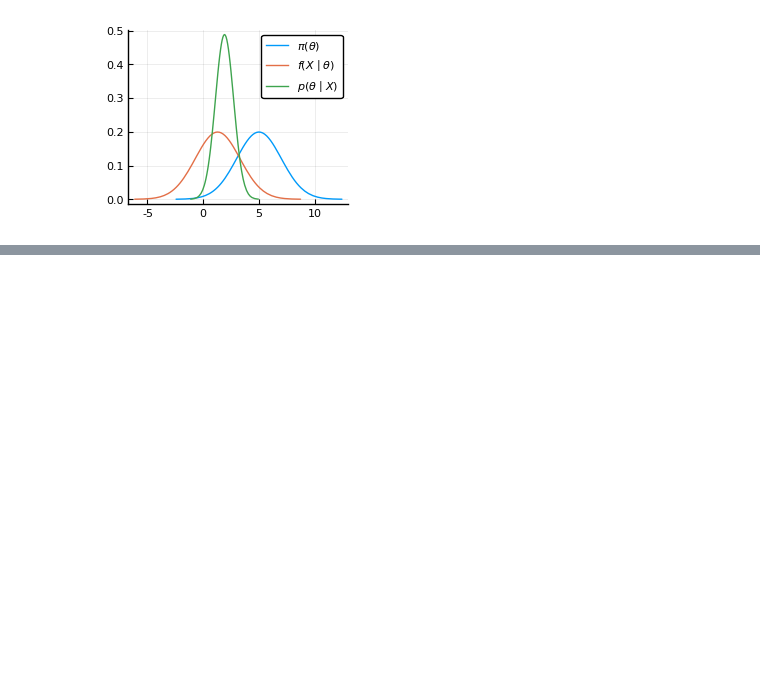
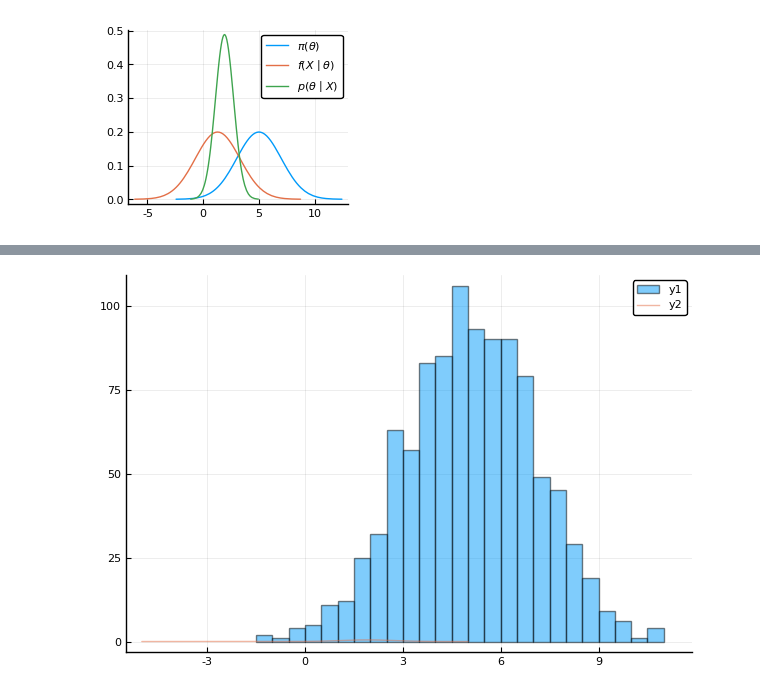
Before and after one commit to davibarreira/Visualizations, a Jupyter notebook: FinalProject/ABC_VegaLite.ipynb, the cells around one changed output, grey strips where cells are left out. Cells and saved outputs as stored; diff of their text form; code cells hidden in the pictures; blank space fills up the shorter version.

```diff
--- a/FinalProject/ABC_VegaLite.ipynb
+++ b/FinalProject/ABC_VegaLite.ipynb
@@ -176,0 +166,5 @@ plot!(Normal(μ1,τ1))
+# %%
+histogram(θabc,normalize=false,alpha=0.5)
+plot!(grid,analytical,alpha=0.5)
+# %% [output]
+[figure, added]
```
Also changed, not shown: parts of 14 cells of this notebook, 5 other files.
